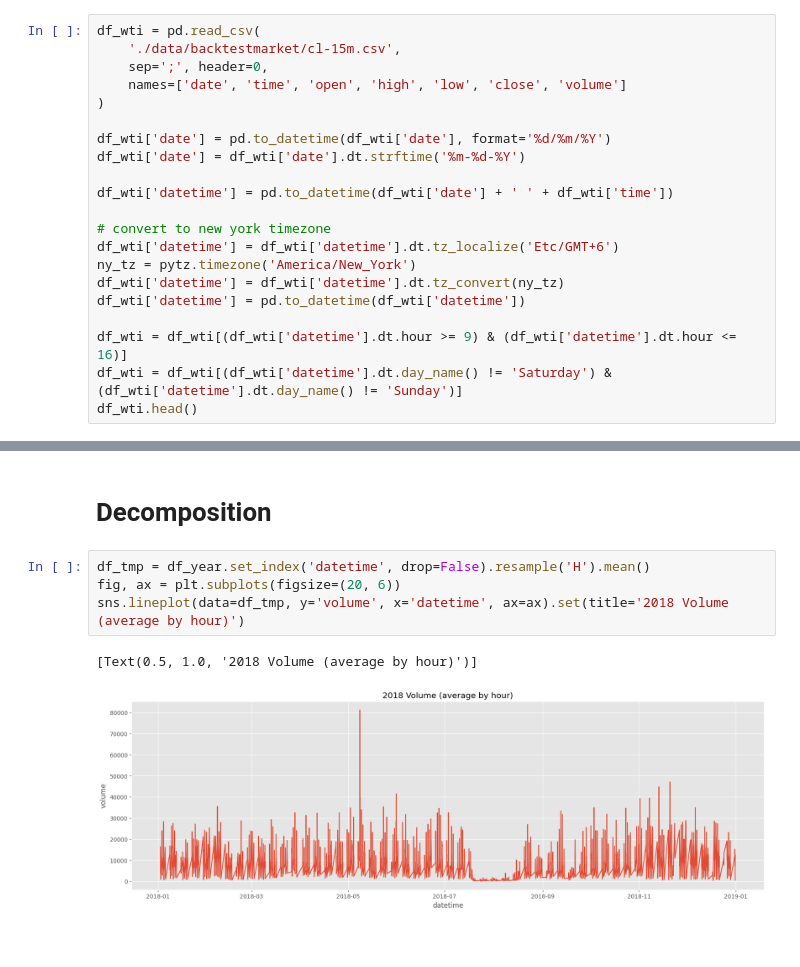
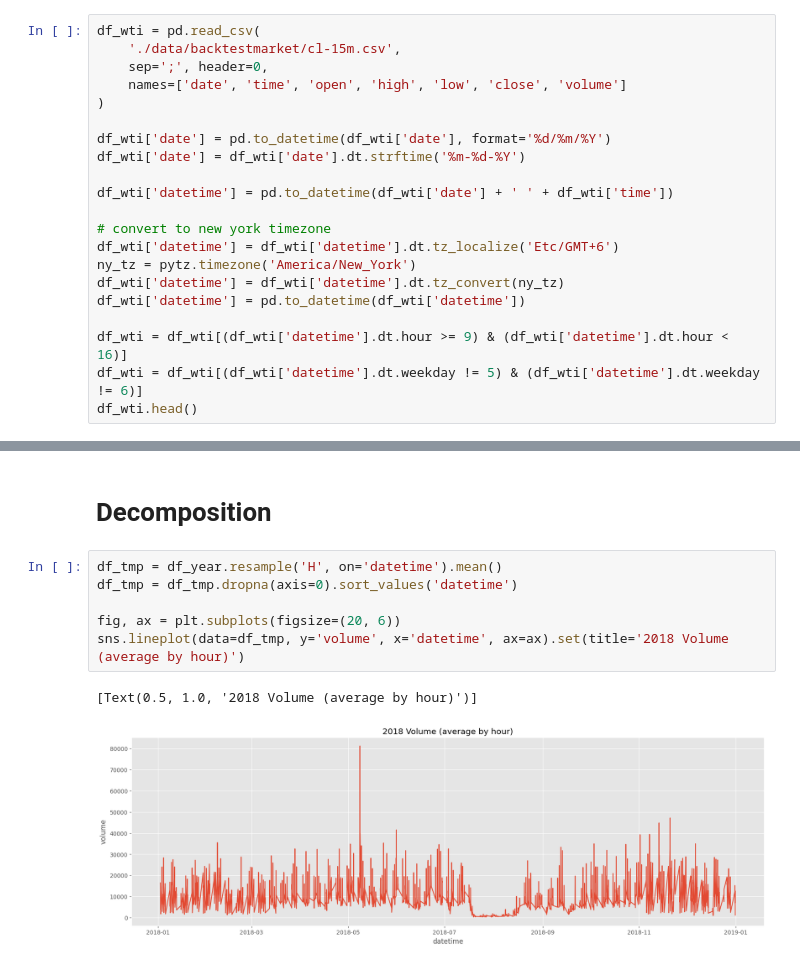
Before and after one commit to daQuincy/Takumi, a Jupyter notebook: 002 - decomposition.ipynb, the cells around one changed output, grey strips where cells are left out. Saved outputs shown, nothing was run; the diff lists cells and outputs as text.

```diff
--- a/002 - decomposition.ipynb
+++ b/002 - decomposition.ipynb
@@ -32,8 +34,8 @@ ny_tz = pytz.timezone('America/New_York')
 df_wti['datetime'] = df_wti['datetime'].dt.tz_convert(ny_tz)
 df_wti['datetime'] = pd.to_datetime(df_wti['datetime'])
 
-df_wti = df_wti[(df_wti['datetime'].dt.hour >= 9) & (df_wti['datetime'].dt.hour <= 16)]
-df_wti = df_wti[(df_wti['datetime'].dt.day_name() != 'Saturday') & (df_wti['datetime'].dt.day_name() != 'Sunday')]
+df_wti = df_wti[(df_wti['datetime'].dt.hour >= 9) & (df_wti['datetime'].dt.hour < 16)]
+df_wti = df_wti[(df_wti['datetime'].dt.weekday != 5) & (df_wti['datetime'].dt.weekday != 6)]
 df_wti.head()
 # %% [output]
 |  | date | time | open | high | low | close | volume | datetime |
@@ -274,11 +295,13 @@ See the caveats in the documentation: https://pandas.pydata.org/pandas-docs/stab
 # %% [markdown]
 # Decomposition
 # %%
-df_tmp = df_year.set_index('datetime', drop=False).resample('H').mean()
+df_tmp = df_year.resample('H', on='datetime').mean()
+df_tmp = df_tmp.dropna(axis=0).sort_values('datetime')
+
 fig, ax = plt.subplots(figsize=(20, 6))
 sns.lineplot(data=df_tmp, y='volume', x='datetime', ax=ax).set(title='2018 Volume (average by hour)')
 # %% [output]
 [Text(0.5, 1.0, '2018 Volume (average by hour)')]
-[figure, old version]
+[figure, new version]
 # %%
 df_year2 = df_wti[df_wti['datetime'].dt.year == 2017]
```
Also changed, not shown: parts of 13 cells of this notebook.
